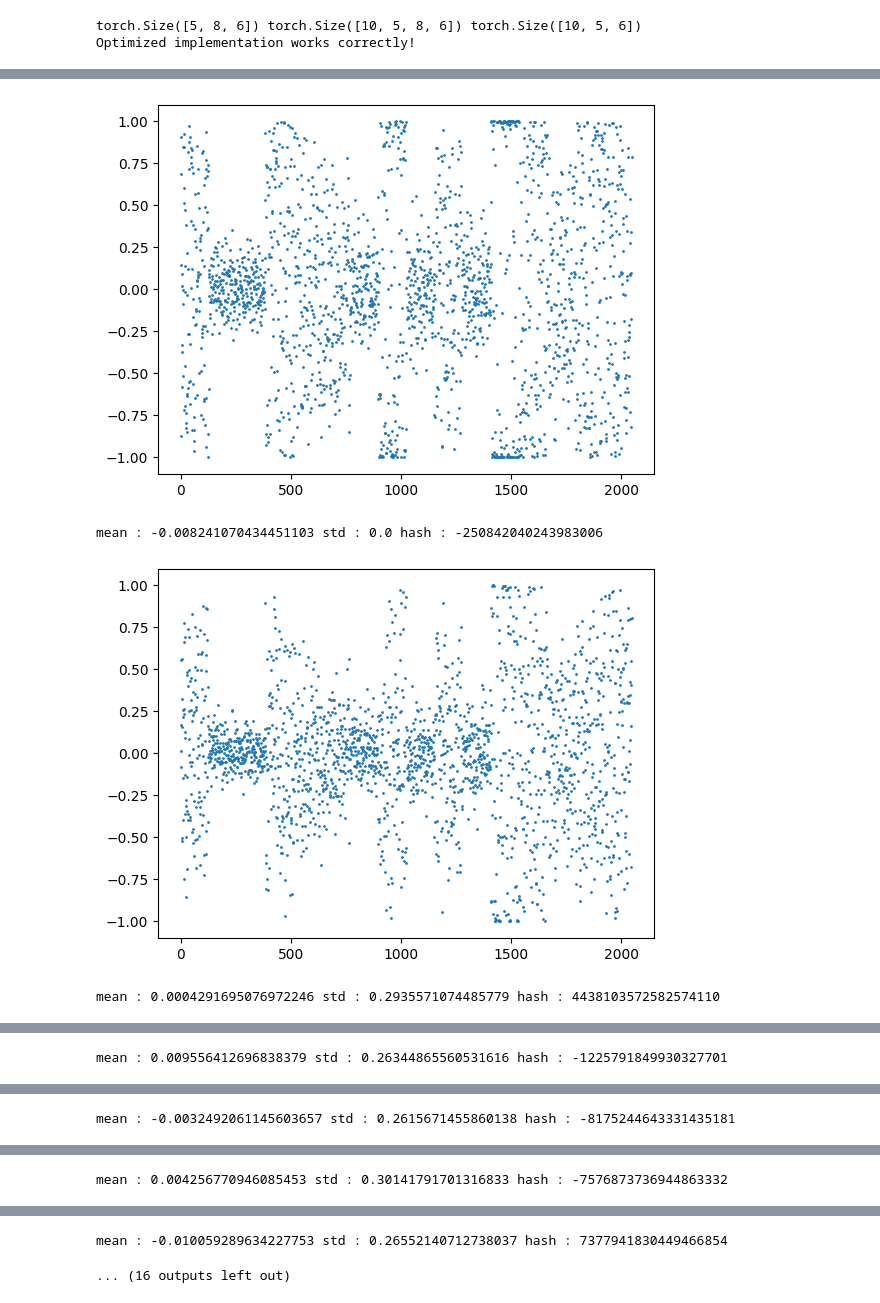
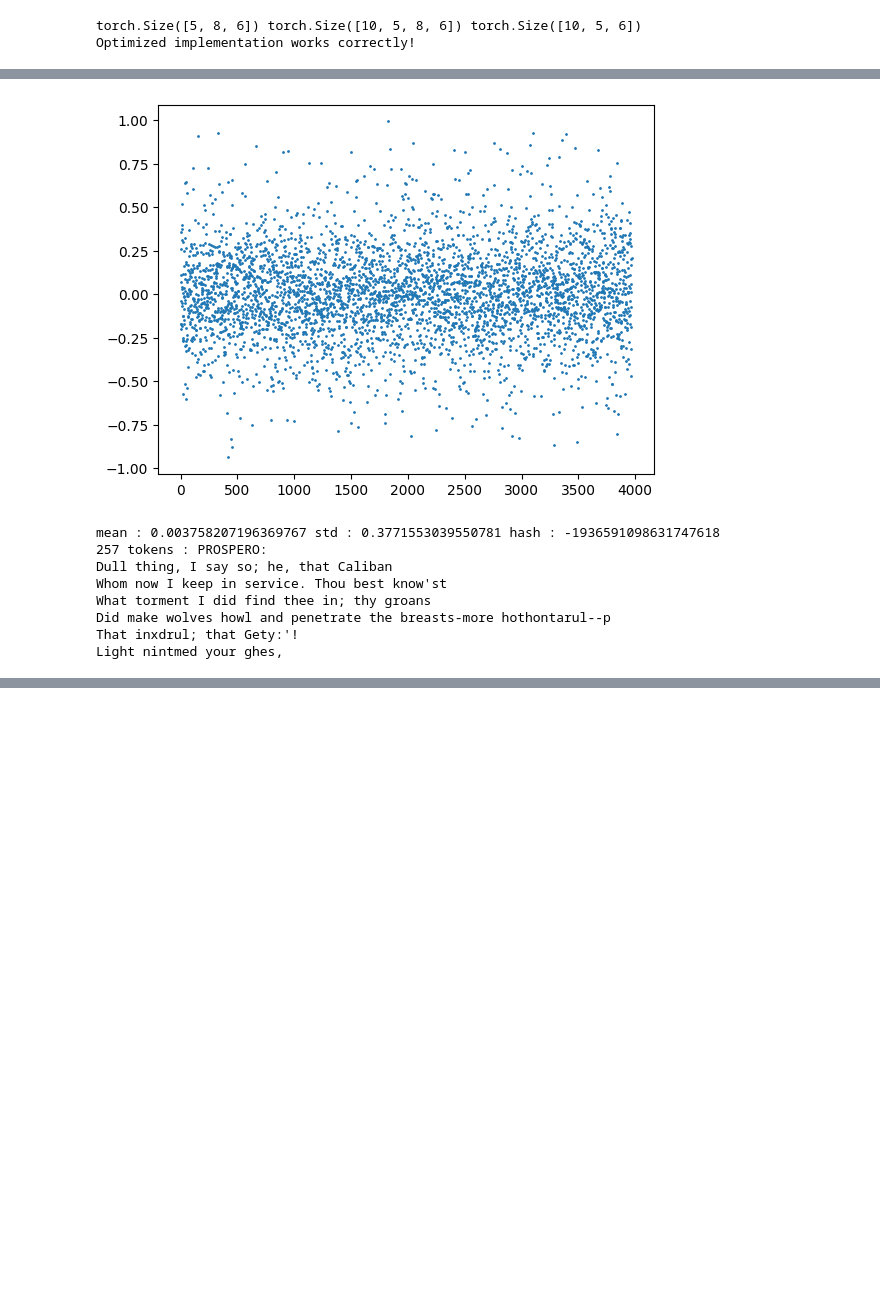
Before and after one commit to Aymco/language_models, a Jupyter notebook: my_makemore_loop.ipynb, the cells around one changed output, grey strips where cells are left out. Cells and saved outputs as stored; diff of their text form; code cells hidden in the pictures; blank space fills up the shorter version.

```diff
--- a/my_makemore_loop.ipynb
+++ b/my_makemore_loop.ipynb
@@ -919,45 +1071,56 @@ model.eval()
 model.reset_state()
 g = torch.Generator(device=device).manual_seed(2147483647 + 10)
 T = 1
-n_gen_tok = 64
+n_gen_tok = 256
 batch_size = 4
 
 model.self_call("update_BT_size")
 
 def generate_from(model, x, max_tokens=1000):
     # x : (B,T)
-    model.reset_state()
-
+    #model.reset_state()
+    #
     for i in range(max_tokens):
         inp = x[:,i:i+1]
         y = model(inp).view(-1, vocab_size)
         # print(y.shape)
         if i+1 >= x.shape[1]:
-            show_states(model)
-            probs = F.softmax(y, dim=1)
-            ix = torch.multinomial(probs, num_samples=1, generator=g)
+            probs = F.softmax(y, dim=-1)
+            #ix = torch.multinomial(probs, num_samples=1, generator=g)
+            #print(probs)
+            ix = torch.multinomial( probs, num_samples=1, generator=g)
             x = torch.cat([x, ix], dim = 1)
+    show_states(model)
     return x
 
 T = n_gen_tok
-x, y = DLte.get_batch()#[0][:, 0:1]
+x, y = DLtr.get_batch() #[0][:, 0:1]
 T = 1
 x = x[:, :n_gen_tok // 2]
-x = torch.asarray([encode("MENENIUS:\nThe senators of Rome are this good belly,") for _ in range(batch_size)]).to(device)
+x = torch.asarray([encode("""PROSPERO:
+Dull thing, I say so; he, that Caliban
+Whom now I keep in service. Thou best know'st
+What torment I did find thee in; thy groans
+Did make wolves howl and penetrate the breasts""") for _ in range(batch_size)]).to(device)
 
 out = generate_from(model, x, max_tokens=n_gen_tok)
 
 for txt in out[:1]:
     txt = txt.tolist()
     print( f"{len(txt)} tokens :", decode(txt)) #.replace(end_char, " "))
 
-print(f"-------------  ", '\n----\n'.join([ ("INPUT:'" +  decode(x[i].tolist()) +
-                               "\nOUT:'" + decode(out[i, x.shape[1]:].tolist()) +
-                               "'\nCORRECT:'" + decode(y[i, x.shape[1]:].tolist())) for i in range(4)] ))
+# print(f"-------------  ", '\n----\n'.join([ ("INPUT:'" +  decode(x[i].tolist()) +
+#                                "'\nOUT:'" + decode(out[i, x.shape[1]:].tolist()) +
+#                                "'\nCORRECT:'" + decode(y[i, x.shape[1]:].tolist())) for i in range(4)] ))
     # mean : 0.000860393512994051 std : 0.0 hash : 8810571046427816516
     # mean : 0.0008603953756392002 std : 0.0 hash : -4059708961267572039
 # %% [output]
-[figure, old version]
+[figure, new version]
-mean : -0.008241070434451103 std : 0.0 hash : -250842040243983006
+mean : 0.003758207196369767 std : 0.3771553039550781 hash : -1936591098631747618
+257 tokens : PROSPERO:
+Dull thing, I say so; he, that Caliban
+Whom now I keep in service. Thou best know'st
+What torment I did find thee in; thy groans
+Did make wolves howl and penetrate the breasts-more hothontarul--p
+That inxdrul; that Gety:'!
+Light nintmed your ghes,
-[figure, removed]
-mean : 0.0004291695076972246 std : 0.2935571074485779 hash : 4438103572582574110
@@ -965 +1126,0 @@ mean : 0.0004291695076972246 std : 0.2935571074485779 hash : 4438103572582574110
-mean : 0.009556412696838379 std : 0.26344865560531616 hash : -1225791849930327701
@@ -967 +1126,0 @@ mean : 0.009556412696838379 std : 0.26344865560531616 hash : -122579184993032770
-mean : -0.0032492061145603657 std : 0.2615671455860138 hash : -8175244643331435181
@@ -969 +1126,0 @@ mean : -0.0032492061145603657 std : 0.2615671455860138 hash : -81752446433314351
-mean : 0.004256770946085453 std : 0.30141791701316833 hash : -7576873736944863332
@@ -971,5 +1127,3 @@ mean : 0.004256770946085453 std : 0.30141791701316833 hash : -757687373694486333
-mean : -0.010059289634227753 std : 0.26552140712738037 hash : 7377941830449466854
-... (16 outputs left out)
 # %%
 
 def cmp(s, a, b, only_errors=False):
```
Also changed, not shown: parts of 10 cells of this notebook, 4 other files.
